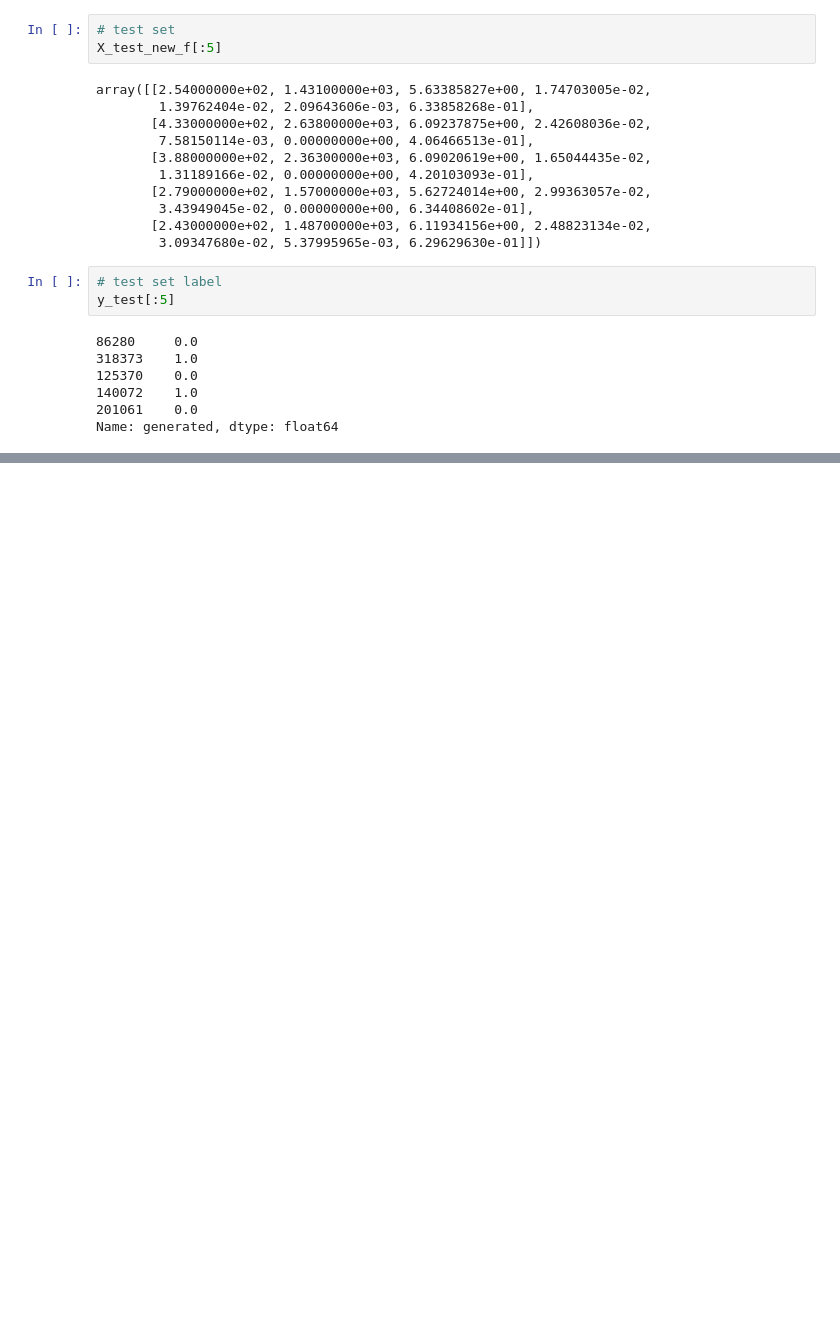
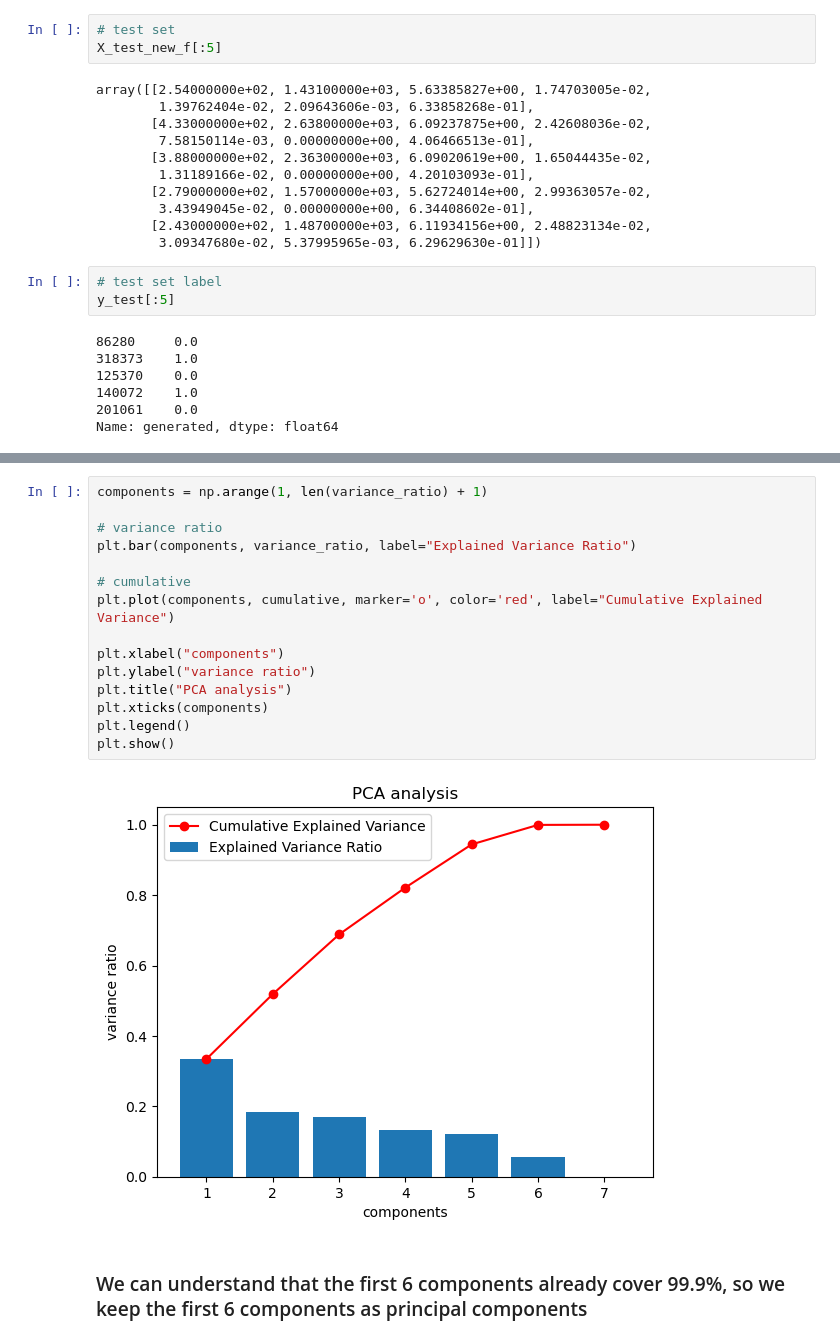
Before and after one commit to ErjonXhani/ai-vs-human-text-detection-INM701, a Jupyter notebook: intro to ai new dataset.ipynb, the cells around one changed output, grey strips where cells are left out. Drawn from its saved outputs; the diff is of its cells as text; blank space fills up the shorter version.

```diff
--- a/intro to ai new dataset.ipynb
+++ b/intro to ai new dataset.ipynb
@@ -175,0 +251,19 @@ confusion matrix: [[888 112]
+# %%
+components = np.arange(1, len(variance_ratio) + 1)
+
+# variance ratio
+plt.bar(components, variance_ratio, label="Explained Variance Ratio")
+
+# cumulative
+plt.plot(components, cumulative, marker='o', color='red', label="Cumulative Explained Variance")
+
+plt.xlabel("components")
+plt.ylabel("variance ratio")
+plt.title("PCA analysis")
+plt.xticks(components)
+plt.legend()
+plt.show()
+# %% [output]
+[figure, added]
+# %% [markdown]
+### We can understand that the first 6 components already cover 99.9%, so we keep the first 6 components as principal components
```
Also changed, not shown: parts of 11 cells of this notebook.
